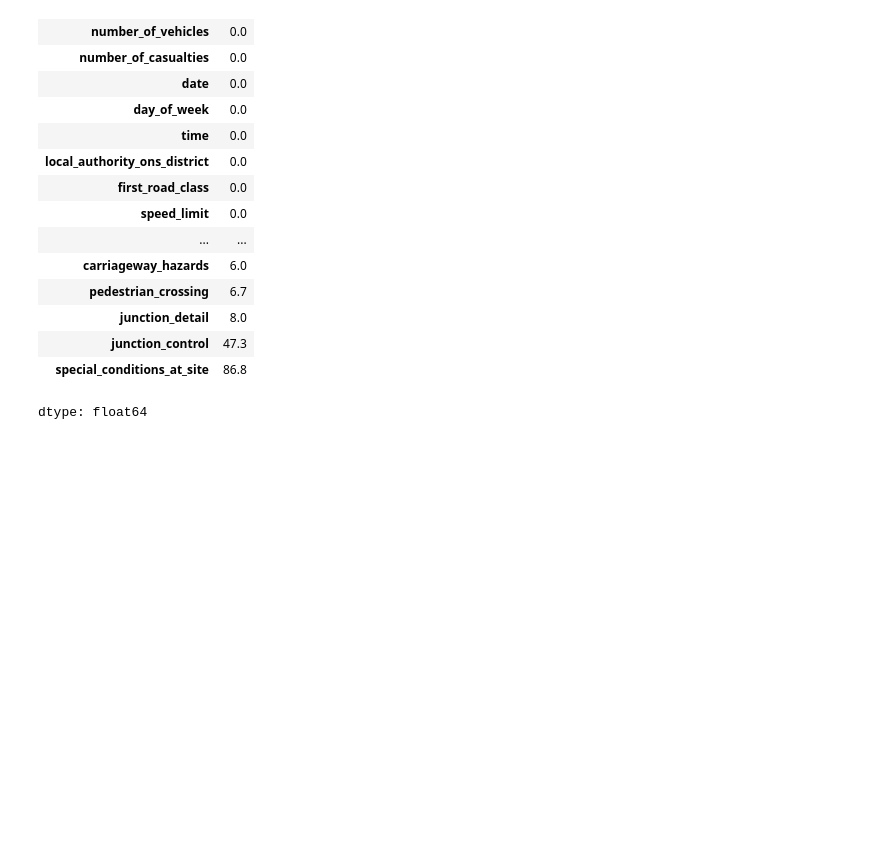
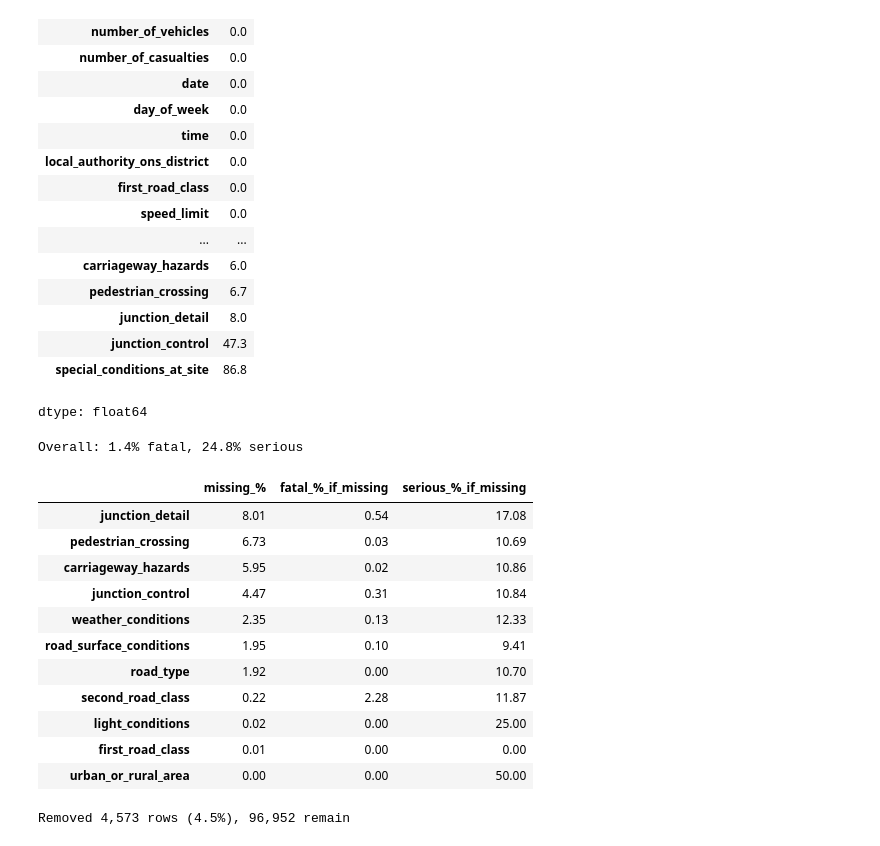
Before and after one commit to crystaltsul/road-collision-severity, a Jupyter notebook: src/UK_road_collision_severity_analysis.ipynb, the cells around one changed output. Cells and saved outputs as stored; diff of their text form; code cells hidden in the pictures; blank space fills up the shorter version.

```diff
--- a/src/UK_road_collision_severity_analysis.ipynb
+++ b/src/UK_road_collision_severity_analysis.ipynb
@@ -115,0 +130,44 @@ dtype: float64
+# %%
+# Missing value report
+# Compare the severity of rows with missing values against all collisions
+
+fatal = df['collision_severity'] == 1     # 1 = Fatal
+serious = df['collision_severity'] == 2   # 2 = Serious
+
+missing = df.isna()
+
+print(f"Overall: {fatal.mean():.1%} fatal, {serious.mean():.1%} serious")
+
+report = pd.DataFrame({
+    'missing_%': missing.mean() * 100,
+    'fatal_%_if_missing': [fatal[missing[c]].mean() * 100 for c in df.columns],
+    'serious_%_if_missing': [serious[missing[c]].mean() * 100 for c in df.columns],
+}).round(2)
+report[missing.any()].sort_values('missing_%', ascending=False)
+# %% [output]
+Overall: 1.4% fatal, 24.8% serious
+|  | missing_% | fatal_%_if_missing | serious_%_if_missing |
+| junction_detail | 8.01 | 0.54 | 17.08 |
+| pedestrian_crossing | 6.73 | 0.03 | 10.69 |
+| carriageway_hazards | 5.95 | 0.02 | 10.86 |
+| junction_control | 4.47 | 0.31 | 10.84 |
+| weather_conditions | 2.35 | 0.13 | 12.33 |
+| road_surface_conditions | 1.95 | 0.10 | 9.41 |
+| road_type | 1.92 | 0.00 | 10.70 |
+| second_road_class | 0.22 | 2.28 | 11.87 |
+| light_conditions | 0.02 | 0.00 | 25.00 |
+| first_road_class | 0.01 | 0.00 | 0.00 |
+| urban_or_rural_area | 0.00 | 0.00 | 50.00 |
+# %%
+# Handle remaining missing values
+# Drop rows where few values are missing; label the rest 'Unknown' (next cell)
+
+drop_rows = ['first_road_class', 'road_type', 'second_road_class', 'light_conditions',
+               'weather_conditions', 'road_surface_conditions', 'urban_or_rural_area']
+unknown_cat = ['junction_detail', 'junction_control', 'pedestrian_crossing', 'carriageway_hazards']
+
+before = len(df)
+df = df.dropna(subset=drop_rows)
+print(f"Removed {before - len(df):,} rows ({(before - len(df)) / before:.1%}), {len(df):,} remain")
+# %% [output]
+Removed 4,573 rows (4.5%), 96,952 remain
```
Also changed, not shown: parts of 30 cells of this notebook.
